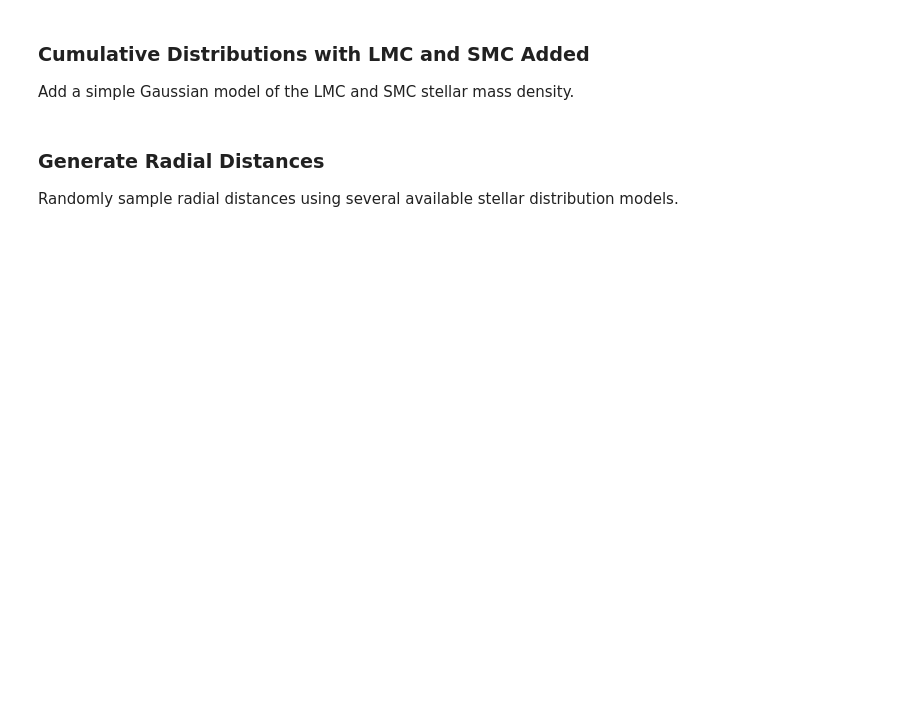
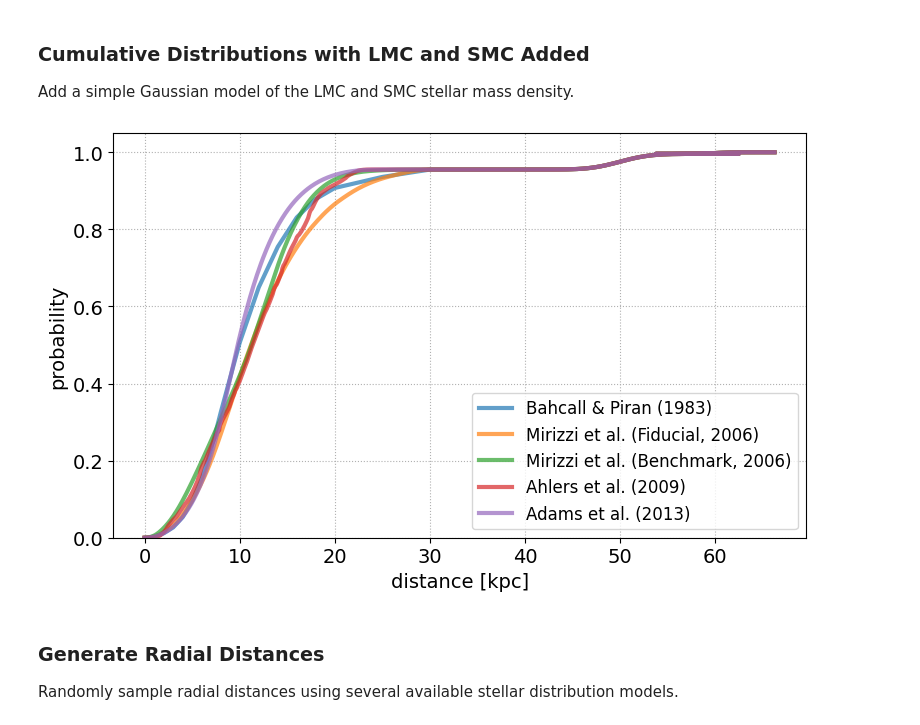
Before and after one commit to icecube/ASTERIA, a Jupyter notebook: docs/source/nb/stellar_distributions.ipynb, the cells around one changed output. Drawn from its saved outputs; the diff is of its cells as text; code cells hidden in the pictures; blank space fills up the shorter version.

```diff
--- a/docs/source/nb/stellar_distributions.ipynb
+++ b/docs/source/nb/stellar_distributions.ipynb
@@ -90,18 +84,20 @@ Add a simple Gaussian model of the LMC and SMC stellar mass density.
 # %%
 models = ['bahcall', 'mirizzi_fid', 'mirizzi_ben', 'ahlers', 'adams']
 
 fig, ax = plt.subplots(1,1, figsize=(8,5), tight_layout=True)
 
 for model in models:
     sdfile = files('asteria.data.stellar').joinpath(f'sn_radial_distrib_{model}.fits')
     sd = StellarDensity(sdfile, add_LMC=True, add_SMC=True)
-    ax.plot(sd.dist, sd.cdf, lw=3, alpha=0.7, label=sd.name.replace('&', '\&'))
+    ax.plot(sd.dist, sd.cdf, lw=3, alpha=0.7, label=sd.name)
 
 ax.set(xlabel='distance [kpc]',
        ylabel='probability',
        ylim=(0,1.05))
 ax.grid(ls=':')
 ax.legend(fontsize=12);
+# %% [output]
+[figure, added]
 # %% [markdown]
 ### Generate Radial Distances
 
```
Also changed, not shown: parts of 7 cells of this notebook.
